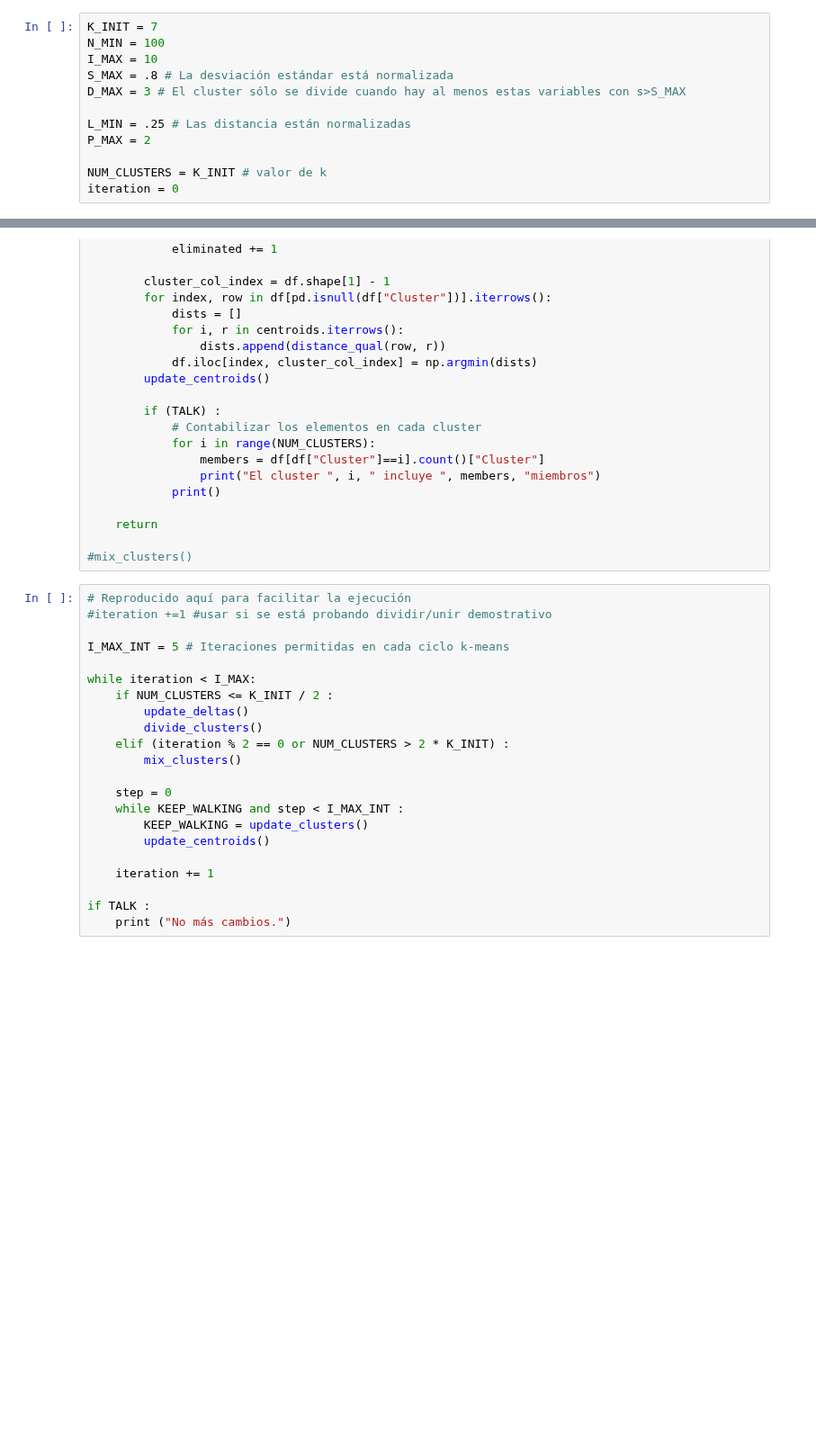
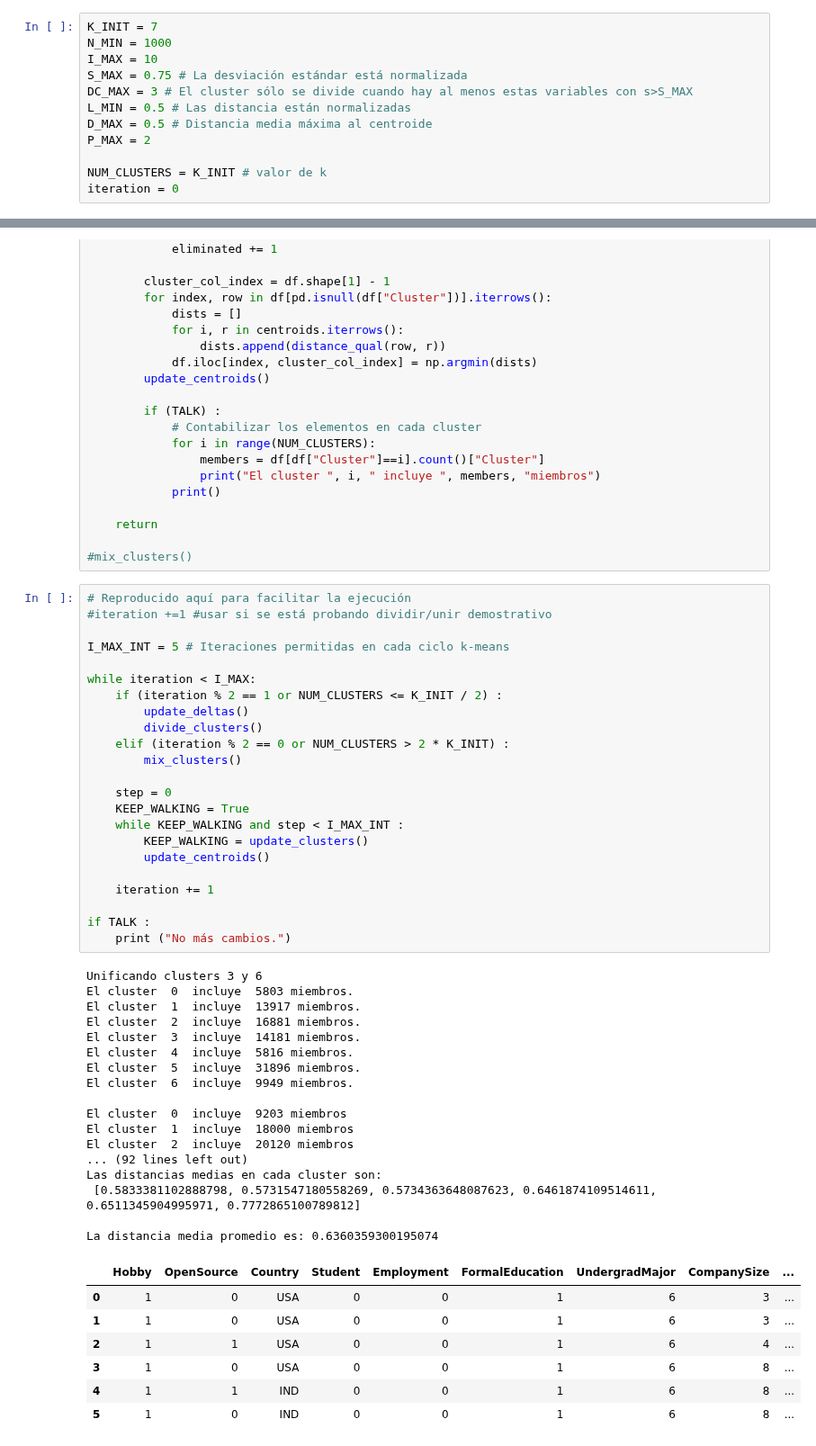
Before and after one commit to rsotoc/pattern-recognition, a Jupyter notebook: 3.7. Clustering VII.ipynb, the cells around one changed output, grey strips where cells are left out. Shown at 90% size. Saved outputs shown, nothing was run; the diff lists cells and outputs as text; blank space fills up the shorter version.

```diff
--- a/3.7. Clustering VII.ipynb
+++ b/3.7. Clustering VII.ipynb
@@ -161,12 +161,12 @@ A continuación ejecutamos el algoritmo ISODATA:
 1) Definir los valores de $k_{init}, n_{min}, I_{max}, \sigma_{max}, L_{min}$ y $P_{max}$:
 # %%
 K_INIT = 7
-N_MIN = 100
+N_MIN = 1000
 I_MAX = 10
-S_MAX = .8 # La desviación estándar está normalizada
-D_MAX = 3 # El cluster sólo se divide cuando hay al menos estas variables con s>S_MAX
-
-L_MIN = .25 # Las distancia están normalizadas
+S_MAX = 0.75 # La desviación estándar está normalizada
+DC_MAX = 3 # El cluster sólo se divide cuando hay al menos estas variables con s>S_MAX
+L_MIN = 0.5 # Las distancia están normalizadas
+D_MAX = 0.5 # Distancia media máxima al centroide
 P_MAX = 2
 
 NUM_CLUSTERS = K_INIT # valor de k
@@ -576,22 +657,48 @@ def mix_clusters():
 # %%
 # Reproducido aquí para facilitar la ejecución
 #iteration +=1 #usar si se está probando dividir/unir demostrativo
 
 I_MAX_INT = 5 # Iteraciones permitidas en cada ciclo k-means
 
 while iteration < I_MAX:
-    if NUM_CLUSTERS <= K_INIT / 2 :
+    if (iteration % 2 == 1 or NUM_CLUSTERS <= K_INIT / 2) :
         update_deltas()
         divide_clusters()
     elif (iteration % 2 == 0 or NUM_CLUSTERS > 2 * K_INIT) :
         mix_clusters()
 
     step = 0
+    KEEP_WALKING = True
     while KEEP_WALKING and step < I_MAX_INT :
         KEEP_WALKING = update_clusters()
         update_centroids()
 
     iteration += 1
 
 if TALK :
     print ("No más cambios.")
+# %% [output]
+Unificando clusters 3 y 6
+El cluster  0  incluye  5803 miembros.
+El cluster  1  incluye  13917 miembros.
+El cluster  2  incluye  16881 miembros.
+El cluster  3  incluye  14181 miembros.
+El cluster  4  incluye  5816 miembros.
+El cluster  5  incluye  31896 miembros.
+El cluster  6  incluye  9949 miembros.
+
+El cluster  0  incluye  9203 miembros
+El cluster  1  incluye  18000 miembros
+El cluster  2  incluye  20120 miembros
+... (92 lines left out)
+Las distancias medias en cada cluster son:
+ [0.5833381102888798, 0.5731547180558269, 0.5734363648087623, 0.6461874109514611, 0.6511345904995971, 0.7772865100789812]
+
+La distancia media promedio es: 0.6360359300195074
+|  | Hobby | OpenSource | Country | Student | Employment | FormalEducation | UndergradMajor | CompanySize | ... |
+| 0 | 1 | 0 | USA | 0 | 0 | 1 | 6 | 3 | ... |
+| 1 | 1 | 0 | USA | 0 | 0 | 1 | 6 | 3 | ... |
+| 2 | 1 | 1 | USA | 0 | 0 | 1 | 6 | 4 | ... |
+| 3 | 1 | 0 | USA | 0 | 0 | 1 | 6 | 8 | ... |
+| 4 | 1 | 1 | IND | 0 | 0 | 1 | 6 | 8 | ... |
+| 5 | 1 | 0 | IND | 0 | 0 | 1 | 6 | 8 | ... |
```
Also changed, not shown: parts of 10 cells of this notebook, 1 other file.
